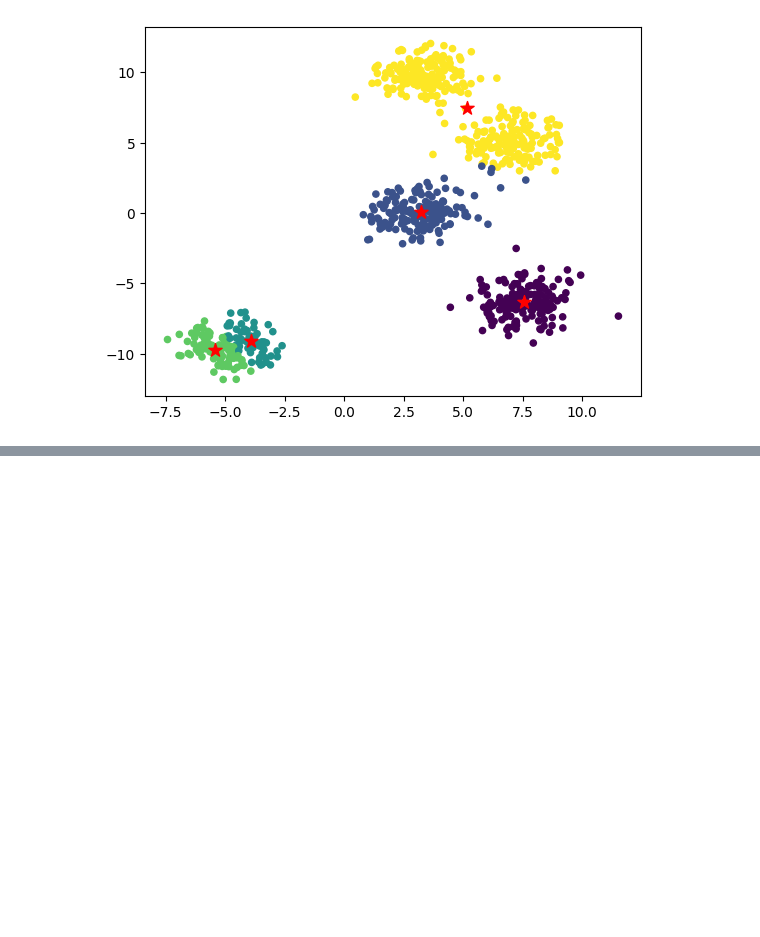
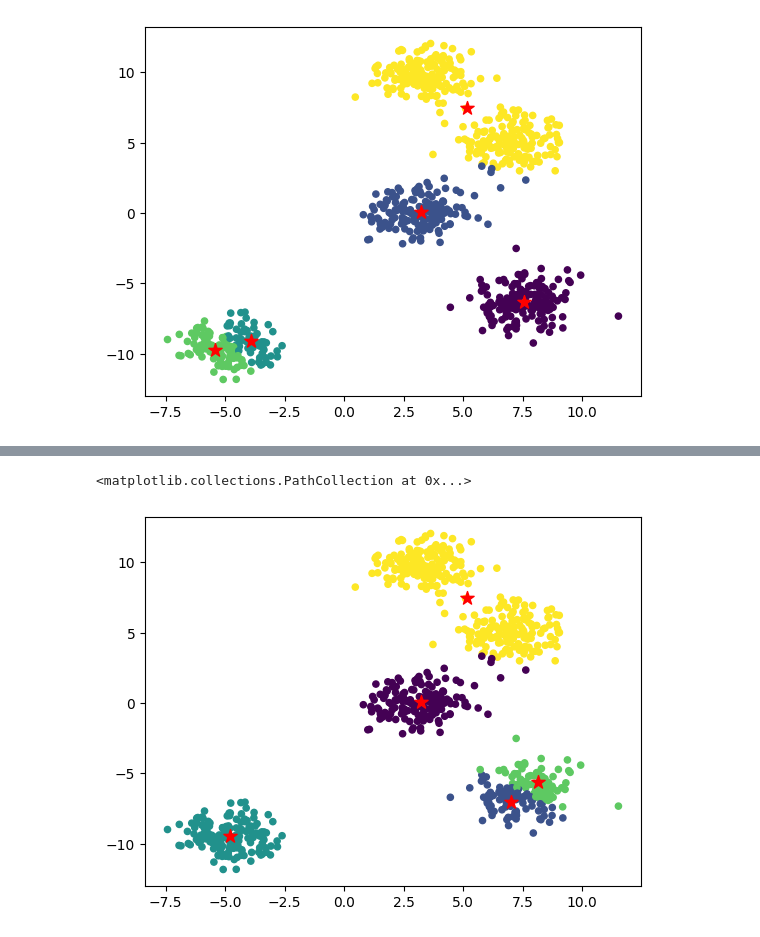
Before and after one commit to rquanx/ml-study, a Jupyter notebook: code/3.第三章/聚类.ipynb, the cells around one changed output, grey strips where cells are left out. Drawn from its saved outputs; the diff is of its cells as text; code cells hidden in the pictures; blank space fills up the shorter version.

```diff
--- a/code/3.第三章/聚类.ipynb
+++ b/code/3.第三章/聚类.ipynb
@@ -259,0 +285,34 @@ plt.scatter(km_final_center[:, 0], km_final_center[:, 1], s=100, marker="*", c="
+# %%
+def get_init_center(data, k):
+    """
+    参数:
+    data -- 数据集
+    k -- 中心点个数
+
+    返回:
+    np.array(center_container) -- 初始化中心点集合
+    """
+    # K-Means++ 初始化中心点
+    seed = np.random.RandomState(20)
+    p = seed.randint(0, len(data))
+
+    # 随机选取一个点作为第一个中心点
+    first_center = data[p]
+
+    center_container = []
+    center_container.append(first_center)
+
+    for i in range(k - 1):
+        sum_dis, dis_con = get_sum_dis(center_container, data)
+
+        # 随机取 R 值
+        r = np.random.randint(0, sum_dis)
+        for j in range(len(dis_con)):
+            r = r - dis_con[j]
+            if r <= 0:
+                center_container.append(data[j])
+                break
+            else:
+                pass
+
+    return np.array(center_container)
@@ -259,0 +358,11 @@ plt.scatter(km_final_center[:, 0], km_final_center[:, 1], s=100, marker="*", c="
+# %%
+# 走普通的 kmeans 算法进行聚类
+plus_centers, plus_clusters = kmeans_cluster(blobs_plus, plus_init_center, 5)
+plus_final_center = plus_centers[-1]
+plus_final_cluster = plus_clusters[-1]
+
+plt.scatter(blobs_plus[:, 0], blobs_plus[:, 1], s=20, c=plus_final_cluster)
+plt.scatter(plus_final_center[:, 0], plus_final_center[:, 1], s=100, marker="*", c="r")
+# %% [output]
+<matplotlib.collections.PathCollection at 0x...>
+[figure, added]
```
Also changed, not shown: parts of 6 cells of this notebook, 5 other files.
